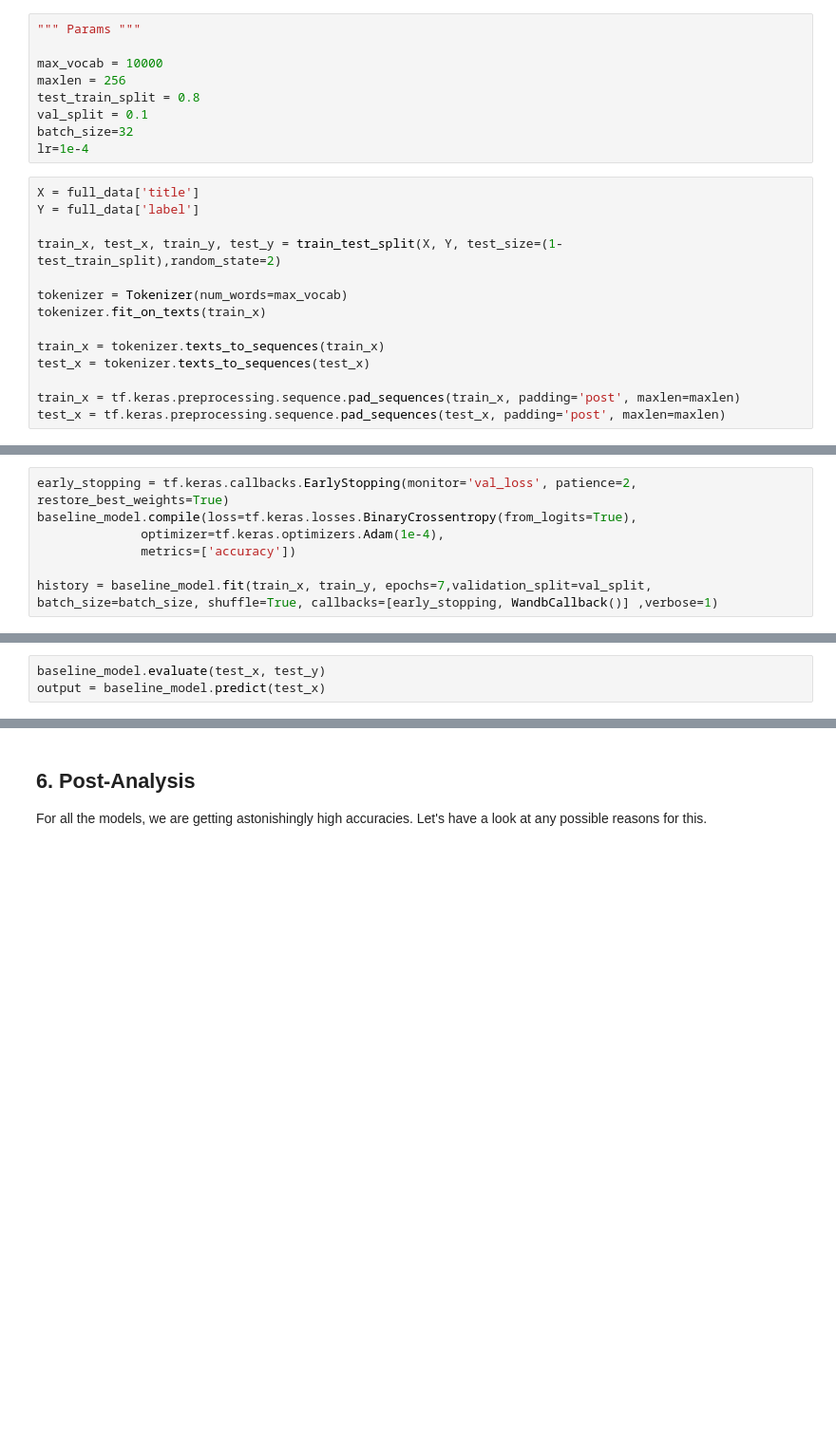
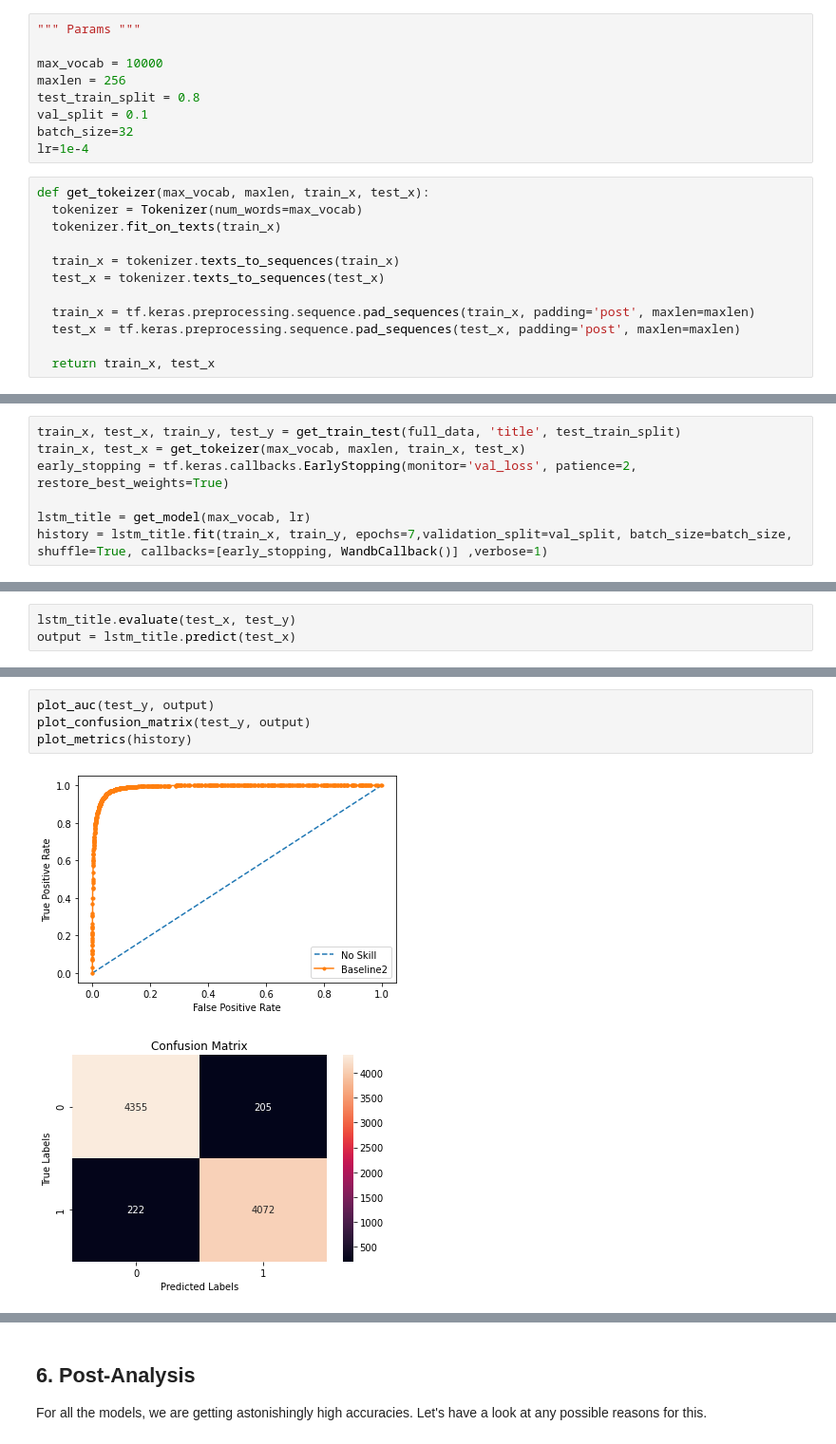
Before and after one commit to abhinavnagpal/Fatima-scholarship-challenge, a Jupyter notebook: Fatima_scholarship_task.ipynb, the cells around one changed output, grey strips where cells are left out. Shown: that part at 95% size. Saved outputs shown, nothing was run; the diff lists cells and outputs as text; blank space fills up the shorter version.

```diff
--- a/Fatima_scholarship_task.ipynb
+++ b/Fatima_scholarship_task.ipynb
@@ -440,16 +481,14 @@ val_split = 0.1
 batch_size=32
 lr=1e-4
 # %%
-X = full_data['title']
-Y = full_data['label']
+def get_tokeizer(max_vocab, maxlen, train_x, test_x):
+  tokenizer = Tokenizer(num_words=max_vocab)
+  tokenizer.fit_on_texts(train_x)
 
-train_x, test_x, train_y, test_y = train_test_split(X, Y, test_size=(1-test_train_split),random_state=2)
+  train_x = tokenizer.texts_to_sequences(train_x)
+  test_x = tokenizer.texts_to_sequences(test_x)
 
-tokenizer = Tokenizer(num_words=max_vocab)
-tokenizer.fit_on_texts(train_x)
+  train_x = tf.keras.preprocessing.sequence.pad_sequences(train_x, padding='post', maxlen=maxlen)
+  test_x = tf.keras.preprocessing.sequence.pad_sequences(test_x, padding='post', maxlen=maxlen)
 
-train_x = tokenizer.texts_to_sequences(train_x)
-test_x = tokenizer.texts_to_sequences(test_x)
-
-train_x = tf.keras.preprocessing.sequence.pad_sequences(train_x, padding='post', maxlen=maxlen)
-test_x = tf.keras.preprocessing.sequence.pad_sequences(test_x, padding='post', maxlen=maxlen)
+  return train_x, test_x
@@ -466,7 +582,7 @@ baseline_model.summary()
 # %%
+train_x, test_x, train_y, test_y = get_train_test(full_data, 'title', test_train_split)
+train_x, test_x = get_tokeizer(max_vocab, maxlen, train_x, test_x)
 early_stopping = tf.keras.callbacks.EarlyStopping(monitor='val_loss', patience=2, restore_best_weights=True)
-baseline_model.compile(loss=tf.keras.losses.BinaryCrossentropy(from_logits=True),
-              optimizer=tf.keras.optimizers.Adam(1e-4),
-              metrics=['accuracy'])
 
-history = baseline_model.fit(train_x, train_y, epochs=7,validation_split=val_split, batch_size=batch_size, shuffle=True, callbacks=[early_stopping, WandbCallback()] ,verbose=1)
+lstm_title = get_model(max_vocab, lr)
+history = lstm_title.fit(train_x, train_y, epochs=7,validation_split=val_split, batch_size=batch_size, shuffle=True, callbacks=[early_stopping, WandbCallback()] ,verbose=1)
@@ -473,3 +604,3 @@ history = baseline_model.fit(train_x, train_y, epochs=7,validation_split=val_spl
 # %%
-baseline_model.evaluate(test_x, test_y)
-output = baseline_model.predict(test_x)
+lstm_title.evaluate(test_x, test_y)
+output = lstm_title.predict(test_x)
@@ -545,0 +609,7 @@ def plot_confusion_matrix(test_y, output):
+# %%
+plot_auc(test_y, output)
+plot_confusion_matrix(test_y, output)
+plot_metrics(history)
+# %% [output]
+[figure, added]
+[figure, added]
```
Also changed, not shown: parts of 25 cells of this notebook.
